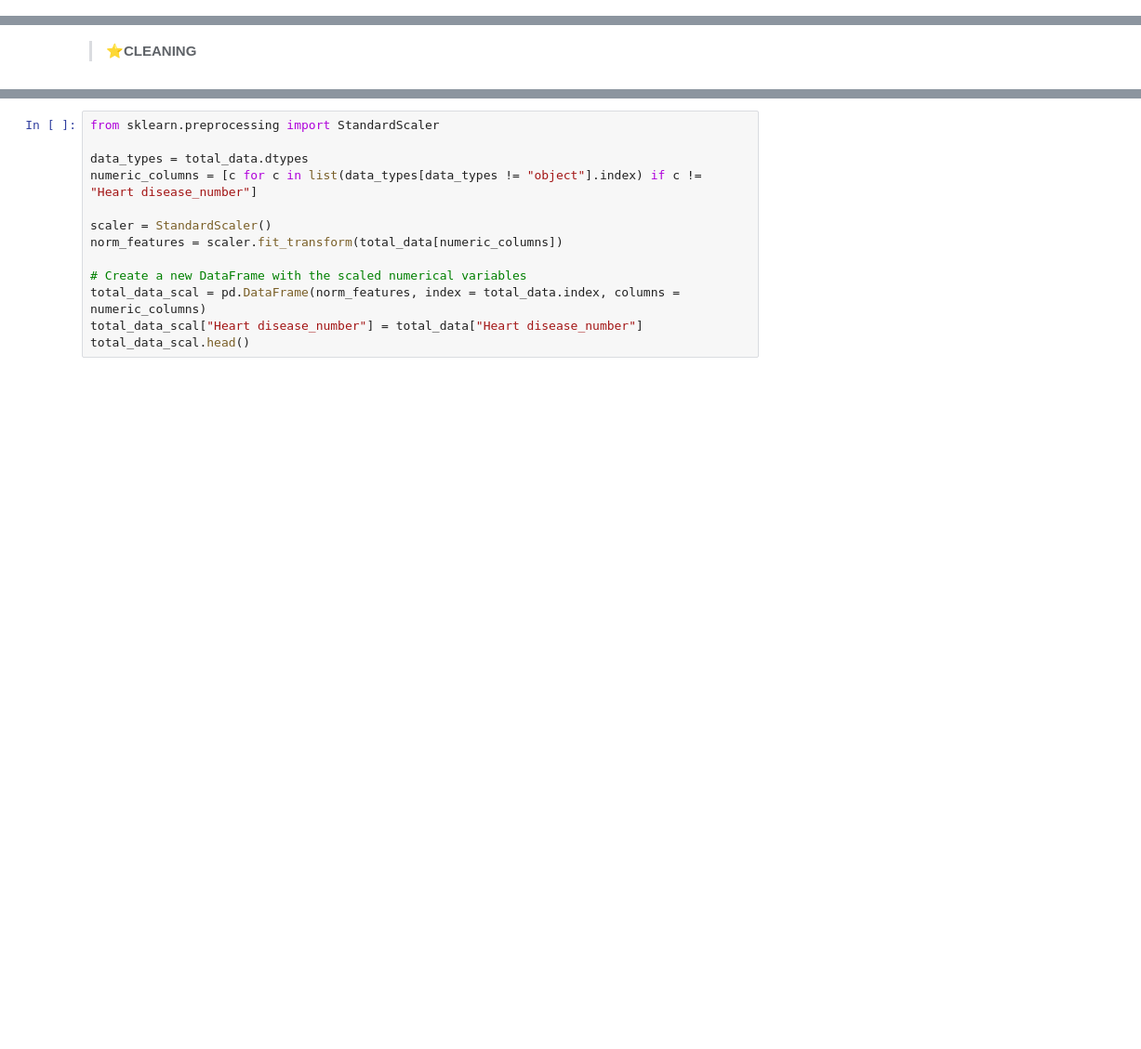
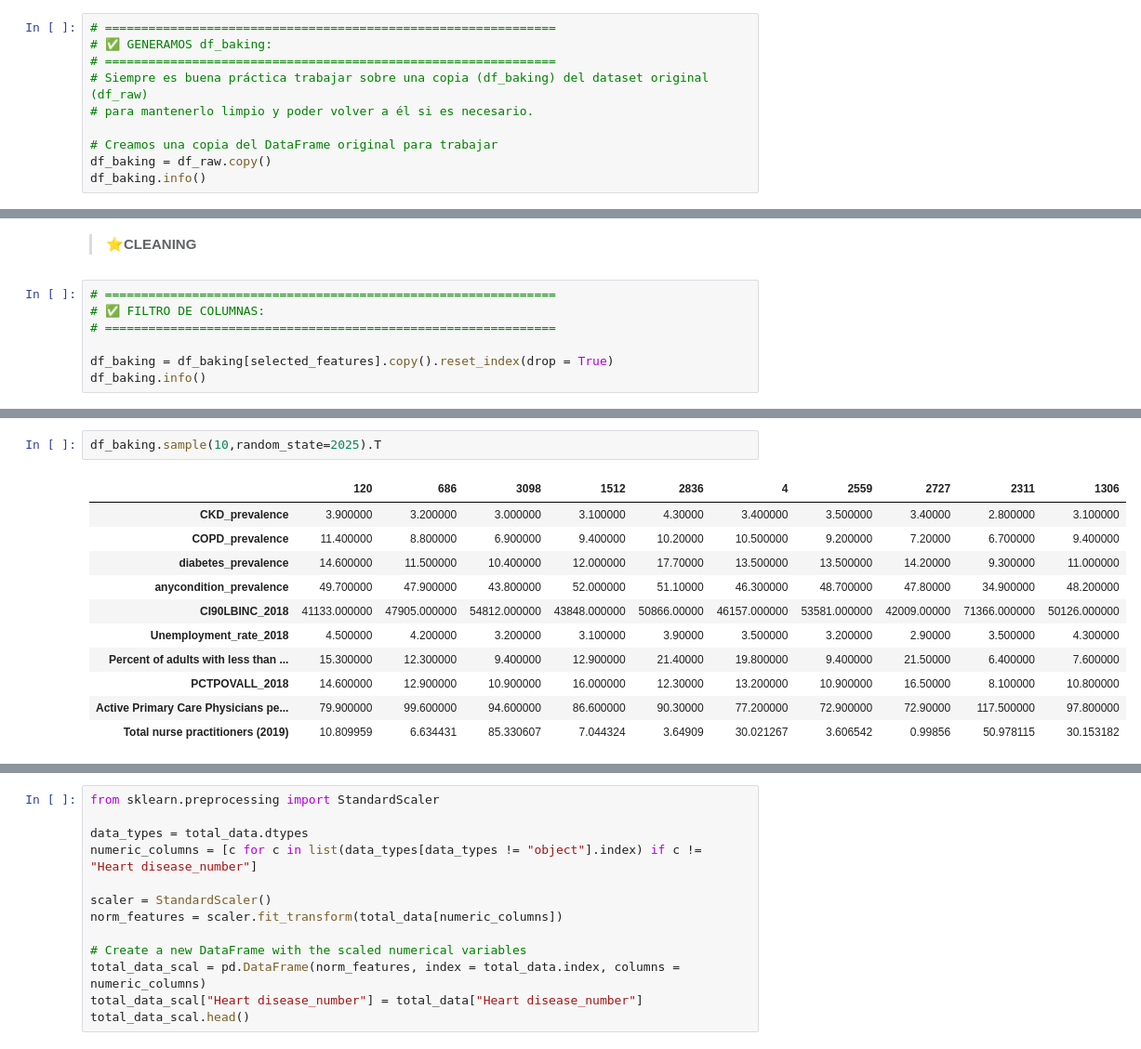
Before and after one commit to mvlarra/Project_ML_Linear_Regression_regularized_VL, a Jupyter notebook: Project_ML_Linear_Regresion_Regularized_VL.ipynb, the cells around one changed output, grey strips where cells are left out. Shown: that part at 93% size. Cells and saved outputs as stored; diff of their text form; blank space fills up the shorter version.

```diff
--- a/Project_ML_Linear_Regresion_Regularized_VL.ipynb
+++ b/Project_ML_Linear_Regresion_Regularized_VL.ipynb
@@ -374,0 +367,10 @@ plt.show()
+# %%
+# ==============================================================
+# ✅ GENERAMOS df_baking:
+# ==============================================================
+# Siempre es buena práctica trabajar sobre una copia (df_baking) del dataset original (df_raw)
+# para mantenerlo limpio y poder volver a él si es necesario.
+
+# Creamos una copia del DataFrame original para trabajar
+df_baking = df_raw.copy()
+df_baking.info()
@@ -377,3 +385,10 @@ plt.show()
 mIRAR EL CHATGPT: https://chatgpt.com/g/g-cKXjWStaE-python/c/67e2b6d9-3654-8003-a0b2-d59908887013
 # %% [markdown]
 > **⭐CLEANING**
+# %%
+# ==============================================================
+# ✅ FILTRO DE COLUMNAS:
+# ==============================================================
+
+df_baking = df_baking[selected_features].copy().reset_index(drop = True)
+df_baking.info()
@@ -379,0 +422,14 @@ mIRAR EL CHATGPT: https://chatgpt.com/g/g-cKXjWStaE-python/c/67e2b6d9-3654-8003-
+# %%
+df_baking.sample(10,random_state=2025).T
+# %% [output]
+|  | 120 | 686 | 3098 | 1512 | 2836 | 4 | 2559 | 2727 | 2311 | 1306 |
+| CKD_prevalence | 3.900000 | 3.200000 | 3.000000 | 3.100000 | 4.30000 | 3.400000 | 3.500000 | 3.40000 | 2.800000 | 3.100000 |
+| COPD_prevalence | 11.400000 | 8.800000 | 6.900000 | 9.400000 | 10.20000 | 10.500000 | 9.200000 | 7.20000 | 6.700000 | 9.400000 |
+| diabetes_prevalence | 14.600000 | 11.500000 | 10.400000 | 12.000000 | 17.70000 | 13.500000 | 13.500000 | 14.20000 | 9.300000 | 11.000000 |
+| anycondition_prevalence | 49.700000 | 47.900000 | 43.800000 | 52.000000 | 51.10000 | 46.300000 | 48.700000 | 47.80000 | 34.900000 | 48.200000 |
+| CI90LBINC_2018 | 41133.000000 | 47905.000000 | 54812.000000 | 43848.000000 | 50866.00000 | 46157.000000 | 53581.000000 | 42009.00000 | 71366.000000 | 50126.000000 |
+| Unemployment_rate_2018 | 4.500000 | 4.200000 | 3.200000 | 3.100000 | 3.90000 | 3.500000 | 3.200000 | 2.90000 | 3.500000 | 4.300000 |
+| Percent of adults with less than ... | 15.300000 | 12.300000 | 9.400000 | 12.900000 | 21.40000 | 19.800000 | 9.400000 | 21.50000 | 6.400000 | 7.600000 |
+| PCTPOVALL_2018 | 14.600000 | 12.900000 | 10.900000 | 16.000000 | 12.30000 | 13.200000 | 10.900000 | 16.50000 | 8.100000 | 10.800000 |
+| Active Primary Care Physicians pe... | 79.900000 | 99.600000 | 94.600000 | 86.600000 | 90.30000 | 77.200000 | 72.900000 | 72.90000 | 117.500000 | 97.800000 |
+| Total nurse practitioners (2019) | 10.809959 | 6.634431 | 85.330607 | 7.044324 | 3.64909 | 30.021267 | 3.606542 | 0.99856 | 50.978115 | 30.153182 |
```
Also changed, not shown: parts of 7 cells of this notebook, 1 other file.
